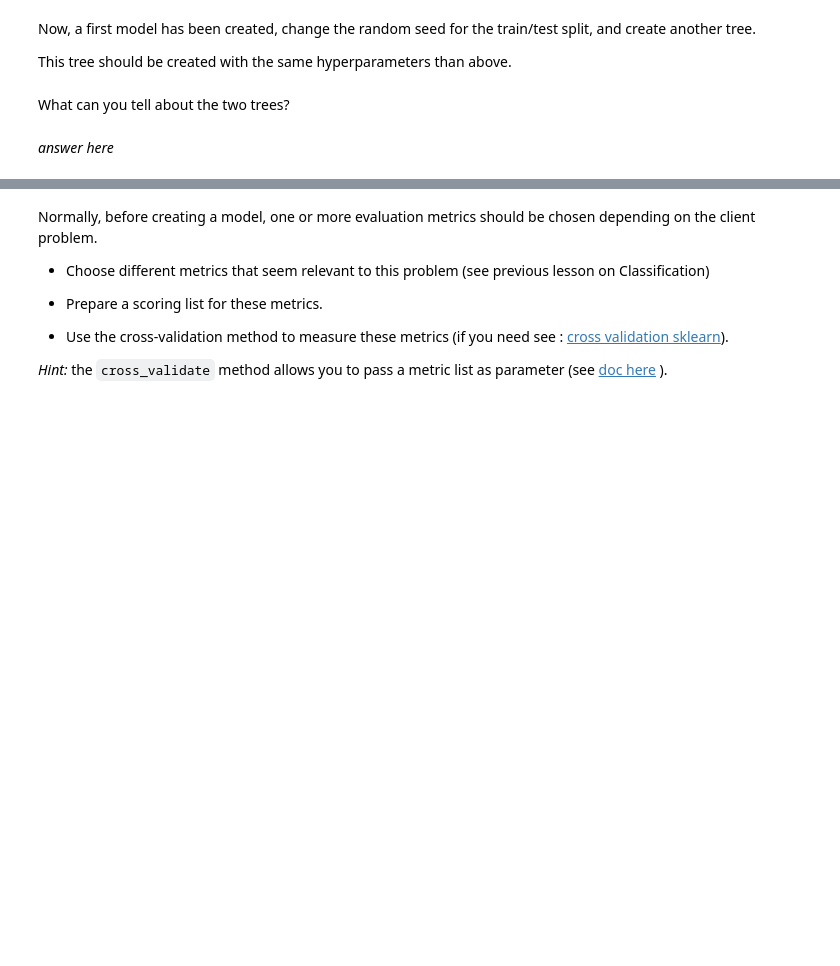
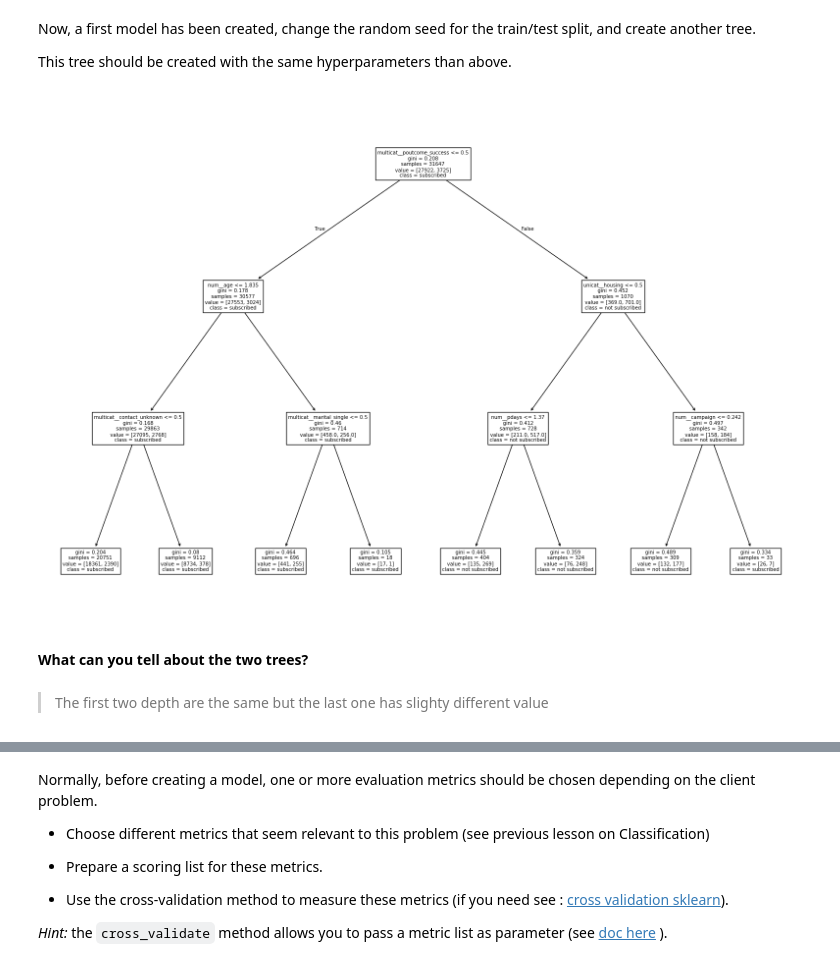
Before and after one commit to ThibaultLaunois/CampNum-12_ML2_Classification_and_Clustering, a Jupyter notebook: ML2.2_ensemble_methods_intro/notebooks/EnsembleLearning_v2.ipynb, the cells around one changed output, grey strips where cells are left out. Saved outputs shown, nothing was run; the diff lists cells and outputs as text; code cells hidden in the pictures; blank space fills up the shorter version.

```diff
--- a/ML2.2_ensemble_methods_intro/notebooks/EnsembleLearning_v2.ipynb
+++ b/ML2.2_ensemble_methods_intro/notebooks/EnsembleLearning_v2.ipynb
@@ -286,3 +295,8 @@ Now, a first model has been created, change the random seed for the train/test s
 This tree should be created with the same hyperparameters than above.
 # %%
 # create a new train and test dataset with a different seed
+X_train2, X_test2, y_train2, y_test2 = train_test_split(
+    X,y,
+    test_size=0.3,
+    random_state=28 #lecornu1
+)
@@ -291,4 +303,24 @@ This tree should be created with the same hyperparameters than above.
+# %%
+# Second tree creation
+tree_model2=Pipeline([
+    ('preprocessor',preprocessor),
+    ('model', DecisionTreeClassifier(max_depth=3))
+])
+
+tree_model2.fit(X_train2, y_train2)
+
+#Tree visualization
+from sklearn.tree import plot_tree
+
+plot_tree(
+    tree_model2['model'],
+    feature_names=tree_model2['preprocessor'].get_feature_names_out(),
+    class_names=['subscribed','not subscribed']
+)
+plt.show()
+# %% [output]
+[figure, added]
 # %% [markdown]
-What can you tell about the two trees?
+**What can you tell about the two trees?**
-# %% [markdown]
-*answer here*
+# %% [markdown]
+> The first two depth are the same but the last one has slighty different value
```
Also changed, not shown: parts of 23 cells of this notebook.
